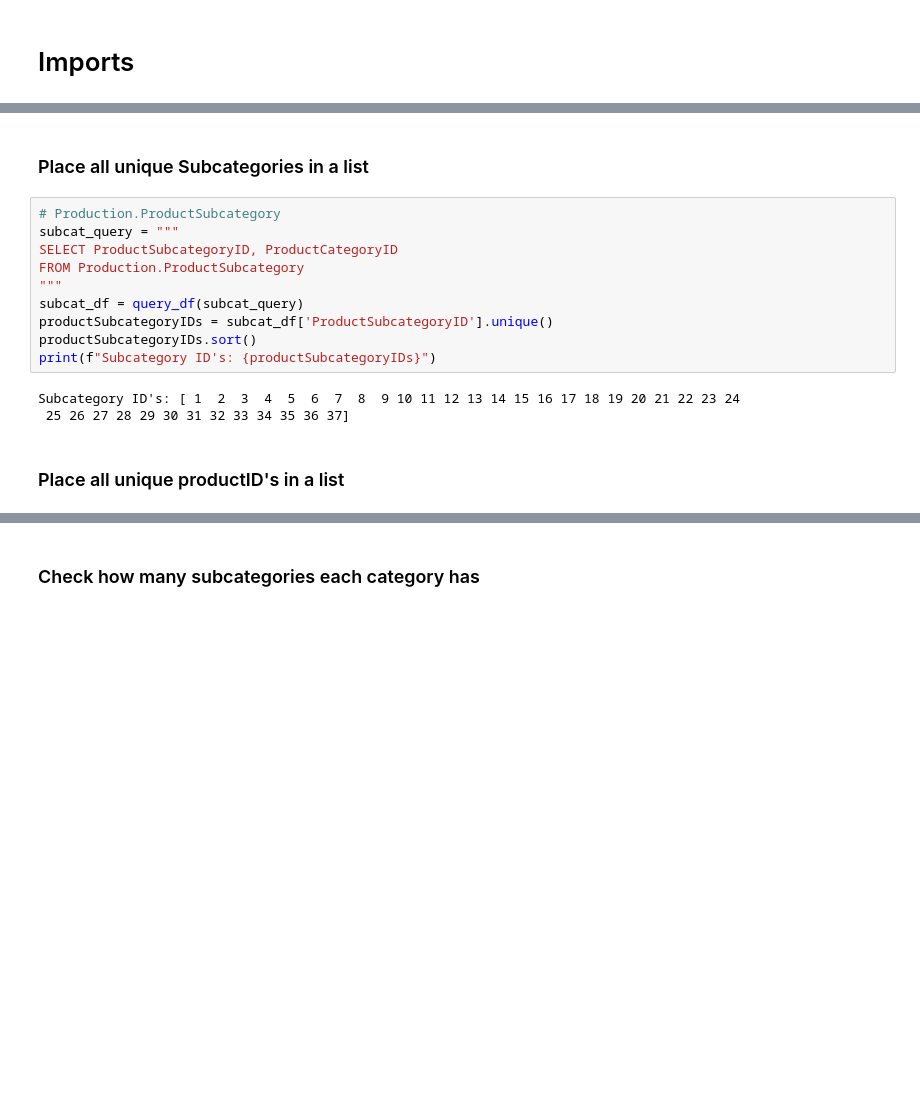
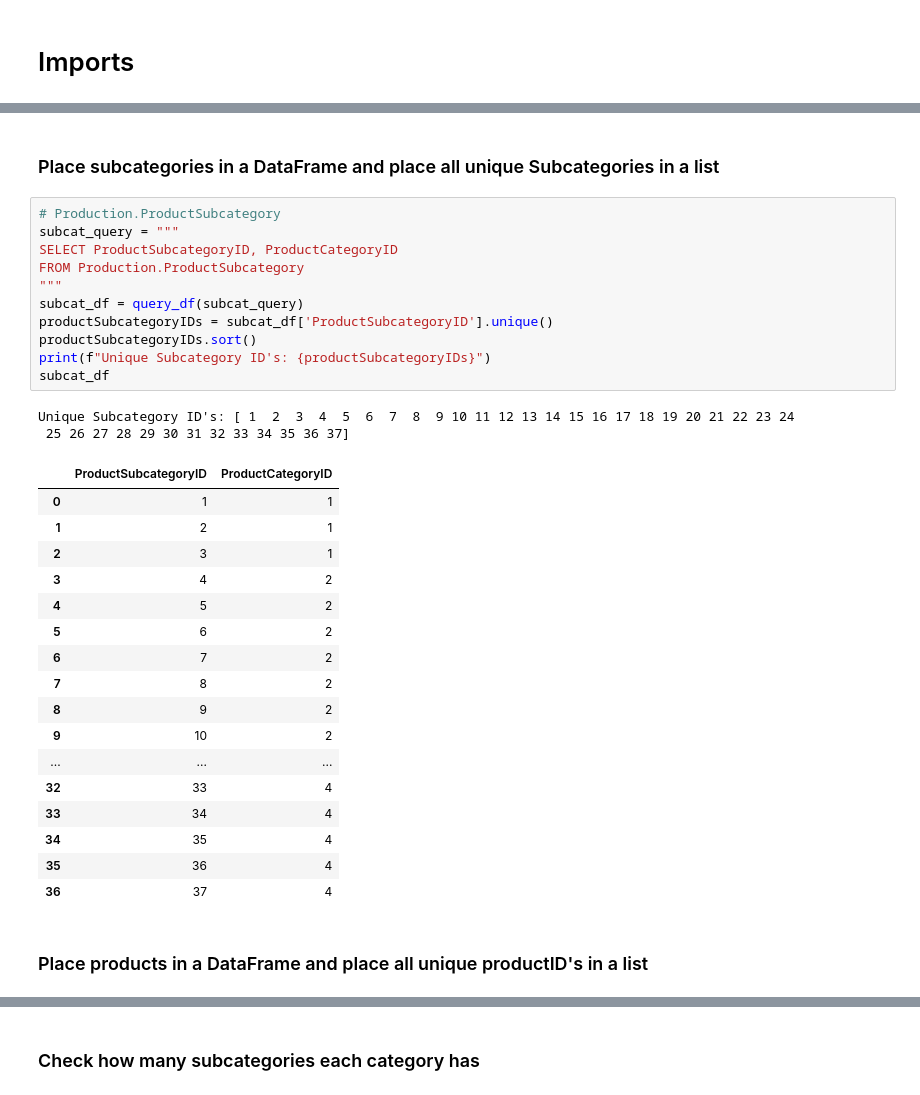
Before and after one commit to markusgunnar/AdventureWorks2025, a Jupyter notebook: Results.ipynb, the cells around one changed output, grey strips where cells are left out. Cells and saved outputs as stored; diff of their text form; blank space fills up the shorter version.

```diff
--- a/Results.ipynb
+++ b/Results.ipynb
@@ -27,19 +35,37 @@ Category ID's: [1 2 3 4]
 # %% [markdown]
-### Place all unique Subcategories in a list
+### Place subcategories in a DataFrame and place all unique Subcategories in a list
 # %%
 # Production.ProductSubcategory
 subcat_query = """
 SELECT ProductSubcategoryID, ProductCategoryID
 FROM Production.ProductSubcategory
 """
 subcat_df = query_df(subcat_query)
 productSubcategoryIDs = subcat_df['ProductSubcategoryID'].unique()
 productSubcategoryIDs.sort()
-print(f"Subcategory ID's: {productSubcategoryIDs}")
+print(f"Unique Subcategory ID's: {productSubcategoryIDs}")
+subcat_df
 # %% [output]
-Subcategory ID's: [ 1  2  3  4  5  6  7  8  9 10 11 12 13 14 15 16 17 18 19 20 21 22 23 24
+Unique Subcategory ID's: [ 1  2  3  4  5  6  7  8  9 10 11 12 13 14 15 16 17 18 19 20 21 22 23 24
  25 26 27 28 29 30 31 32 33 34 35 36 37]
+|  | ProductSubcategoryID | ProductCategoryID |
+| 0 | 1 | 1 |
+| 1 | 2 | 1 |
+| 2 | 3 | 1 |
+| 3 | 4 | 2 |
+| 4 | 5 | 2 |
+| 5 | 6 | 2 |
+| 6 | 7 | 2 |
+| 7 | 8 | 2 |
+| 8 | 9 | 2 |
+| 9 | 10 | 2 |
+| ... | ... | ... |
+| 32 | 33 | 4 |
+| 33 | 34 | 4 |
+| 34 | 35 | 4 |
+| 35 | 36 | 4 |
+| 36 | 37 | 4 |
 # %% [markdown]
-### Place all unique productID's in a list
+### Place products in a DataFrame and place all unique productID's in a list
 # %%
 # Production.Product
```
Also changed, not shown: parts of 22 cells of this notebook, 1 other file.
